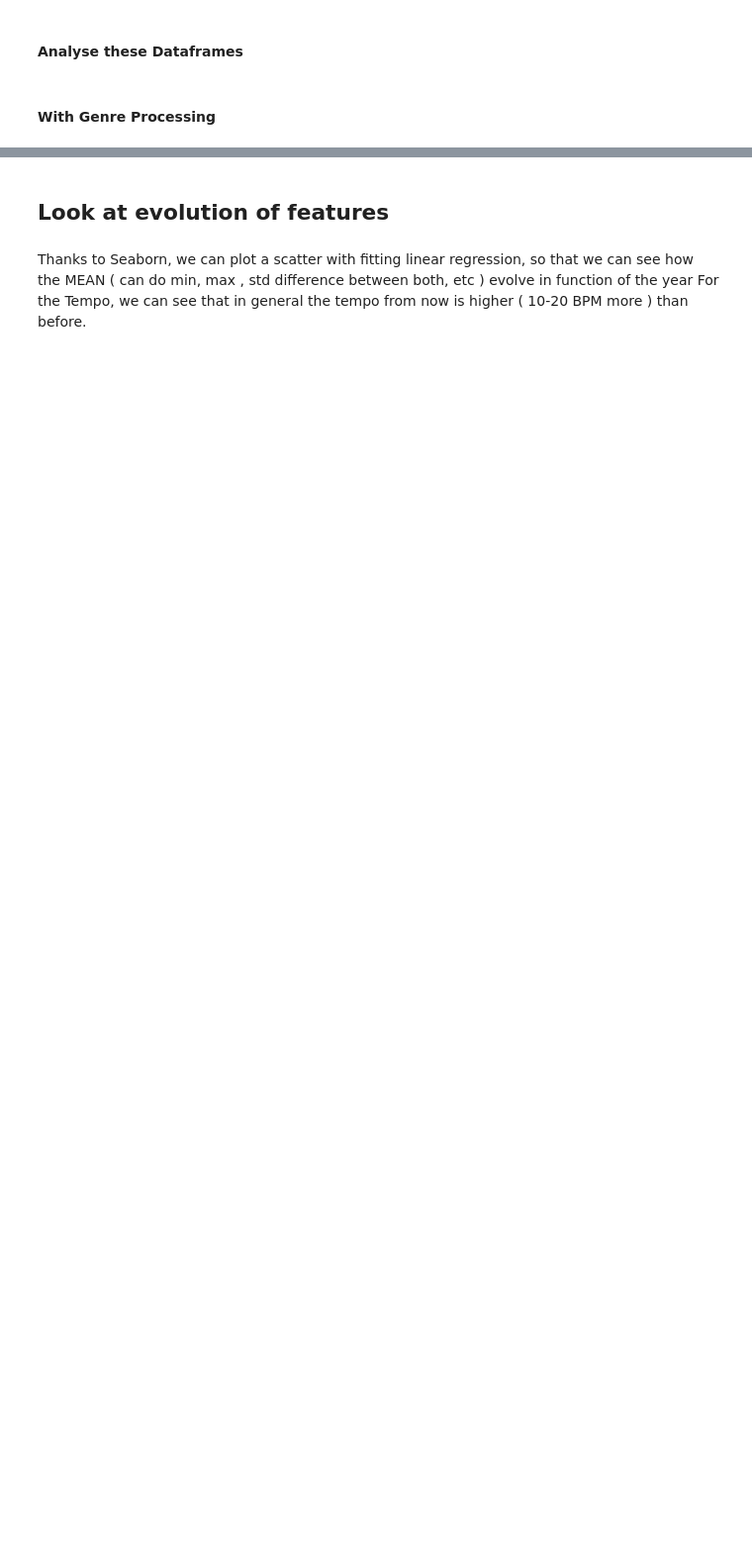
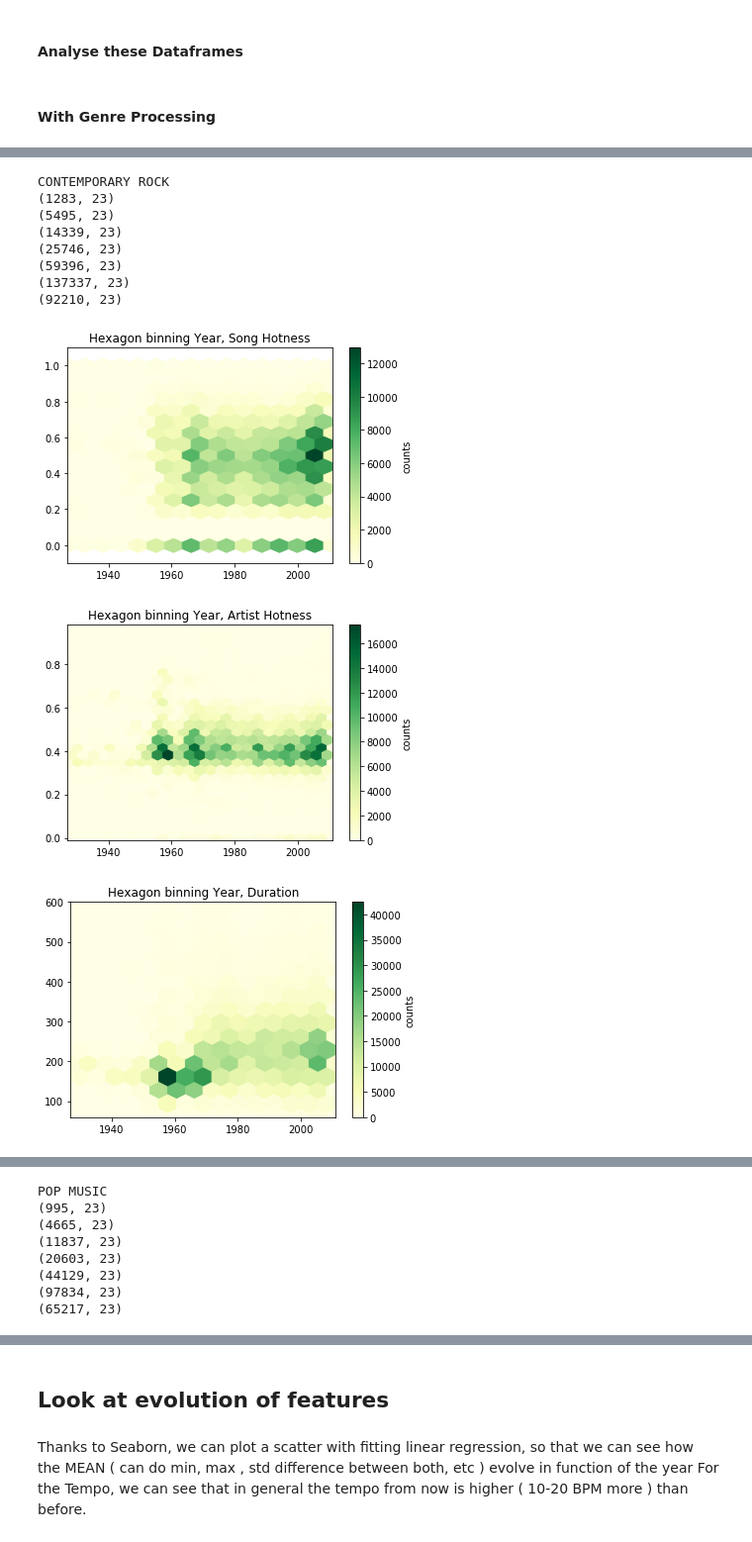
Before and after one commit to maxpr/ADA, a Jupyter notebook: project/Solution.ipynb, the cells around one changed output, grey strips where cells are left out. Shown at 99% size. Cells and saved outputs as stored; diff of their text form; code cells hidden in the pictures; blank space fills up the shorter version.

Commit message:
New genre split

```diff
--- a/project/Solution.ipynb
+++ b/project/Solution.ipynb
@@ -1067,7 +1067,7 @@ We will try to awnser these questions as much as possible in the following lines
 # %% [markdown]
 #### Without Genre Processing
 # %%
-def get_songs_genre(genre_column):
+def get_songs_genre_indexes(genre_column):
 
     set_genre = set()
 
@@ -1077,20 +1077,17 @@ def get_songs_genre(genre_column):
     print ("Unique terms: {}".format(len(set_genre)))
 
     # Init dict with songs per genre
-    songs_genre = {}
+    songs_genre_indexes = {}
     for genre in set_genre:
-        songs_genre[genre] = pd.DataFrame([], columns=['ArtistID','ArtistName','SongYear','SongID','SongDanceability','Duration','SongHotness',\
-                                     'SongTitle','SongTempo','SongTimeSignature','SongTimeSignatureConfidence','ArtistMbtags',\
-                                     'ArtistTerms','ArtistLocation','ArtistLatitude','ArtistLongitude',\
-                                     'SongKey', 'SongKeyConfidence', 'SongEnergy', 'SongLoudness','ArtistHotness'])
+        songs_genre_indexes[genre] = []
 
     iteration = 0
     for index, song in normalized_df.iterrows():
-        if iteration % 1000 == 0:
+        if iteration % 10000 == 0:
             print (iteration)
         iteration += 1
         for genre in song[genre_column]:
-            songs_genre[genre].loc[index] = song
-    return songs_genre
+            songs_genre_indexes[genre].append(index)
+    return songs_genre_indexes
 
-songs_genre_terms = get_songs_genre("ArtistTerms")
+#songs_genre_terms = get_songs_genre("ArtistTerms")
@@ -1123,6 +1118,6 @@ def extract_parent_genres(genres):
     return genres_parent
 # %%
 normalized_df["ParentGenres"] = normalized_df.ArtistTerms.apply(lambda x : extract_parent_genres(x))
-set_genre_parent = get_songs_genre("ParentGenres")
+set_genre_parent = get_songs_genre_indexes("ParentGenres")
 for genre in set_genre_parent:
-    print ("Genre {} has {} songs.".format(genre, set_genre_parent[genre].shape[0]))
+    print ("Genre {} has {} songs.".format(genre, len(set_genre_parent[genre])))
@@ -1128,0 +1142,4 @@ for genre in set_genre_parent:
+# %%
+set_genre_parent_num = { x: len(set_genre_parent[x]) for x in set_genre_parent.keys() }
+top_genres = sorted(set_genre_parent_num, key=set_genre_parent_num.get, reverse=True)[:5]
+top_genres
@@ -1128,0 +1154,16 @@ for genre in set_genre_parent:
+# %%
+for g in top_genres:
+    print (g)
+    print_time_statistics(resample_df(normalized_df.loc[set_genre_parent[g]]))
+# %% [output]
+CONTEMPORARY ROCK
+(1283, 23)
+(5495, 23)
+(14339, 23)
+(25746, 23)
+(59396, 23)
+(137337, 23)
+(92210, 23)
+[figure, added]
+[figure, added]
+[figure, added]
@@ -1128,0 +1171,8 @@ for genre in set_genre_parent:
+POP MUSIC
+(995, 23)
+(4665, 23)
+(11837, 23)
+(20603, 23)
+(44129, 23)
+(97834, 23)
+(65217, 23)
```
Also changed, not shown: parts of 5 cells of this notebook.
